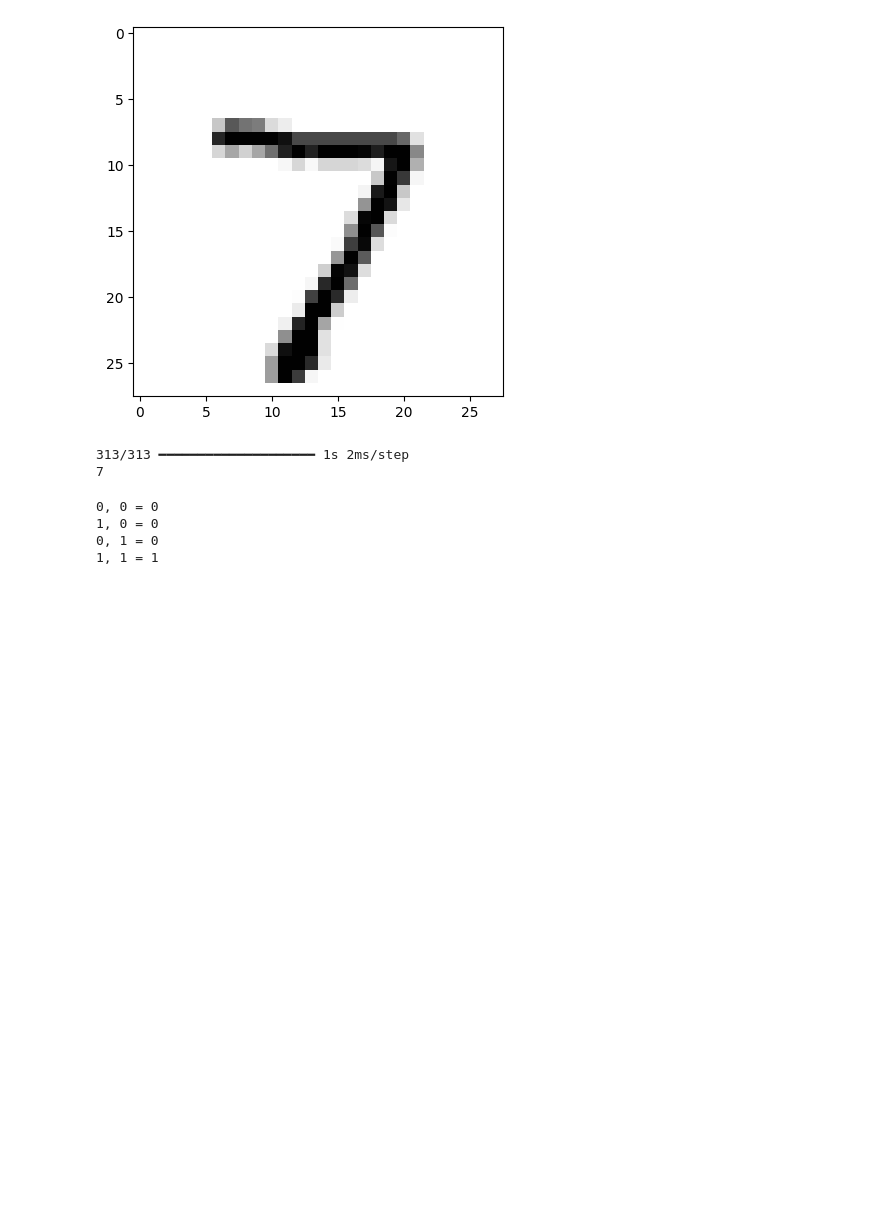
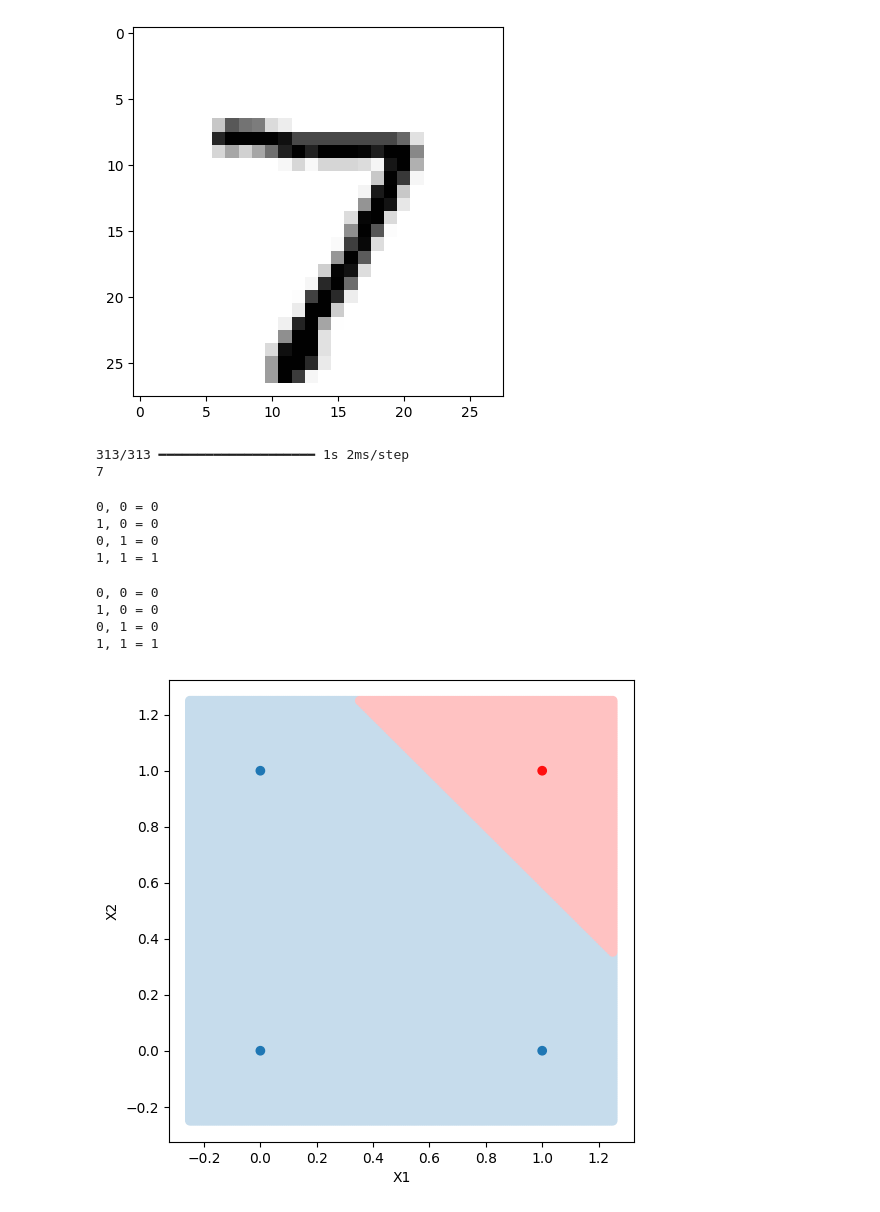
Before and after one commit to jiruneko/Deeplearning_review, a Jupyter notebook: DL_basic.ipynb, the cells around one changed output. Cells and saved outputs as stored; diff of their text form; code cells hidden in the pictures; blank space fills up the shorter version.

```diff
--- a/DL_basic.ipynb
+++ b/DL_basic.ipynb
@@ -62,3 +64,54 @@ disp_results(test)
 1, 0 = 0
 0, 1 = 0
 1, 1 = 1
+# %%
+def and_test(x1, x2):
+  w1, w2, theta = 0.5, 0.5, 0.8
+  ans = w1 * x1 + w2 * x2
+  if ans > theta:
+    return 1
+  else:
+    return 0
+
+disp_results(and_test)
+# %% [output]
+0, 0 = 0
+1, 0 = 0
+0, 1 = 0
+1, 1 = 1
+# %%
+import numpy as np
+import matplotlib.pyplot as plt
+
+def fillscolors(data):
+  return "#ffc2c2" if data > 0 else "#c6dcec"
+def dotscolors(data):
+  return "#ff0e0e" if data > 0 else "#1f77b4"
+
+def plot_perceptron(func, X1, X2):
+  plt.figure(figsize=(6, 6))
+  XX, YY = np.meshgrid(
+      np.linspace(-0.25, 1.25, 200),
+      np.linspace(-0.25, 1.25, 200))
+  XX = np.array(XX).flatten()
+  YY = np.array(YY).flatten()
+  fills = []
+  colors = []
+  for i in range(len(XX)):
+    fills.append(func(XX[i], YY[i]))
+    colors.append(fillscolors(fills[i]))
+  plt.scatter(XX, YY, c=colors)
+
+  dots = []
+  colors = []
+  for i in range(len(X1)):
+    dots.append(func(X1[i], X2[i]))
+    colors.append(dotscolors(dots[i]))
+  plt.scatter(X1, X2, c=colors)
+  plt.xlabel("X1")
+  plt.ylabel("X2")
+  plt.show()
+
+plot_perceptron(and_test, X1, X2)
+# %% [output]
+[figure, added]
```
Also changed, not shown: parts of 13 cells of this notebook.
